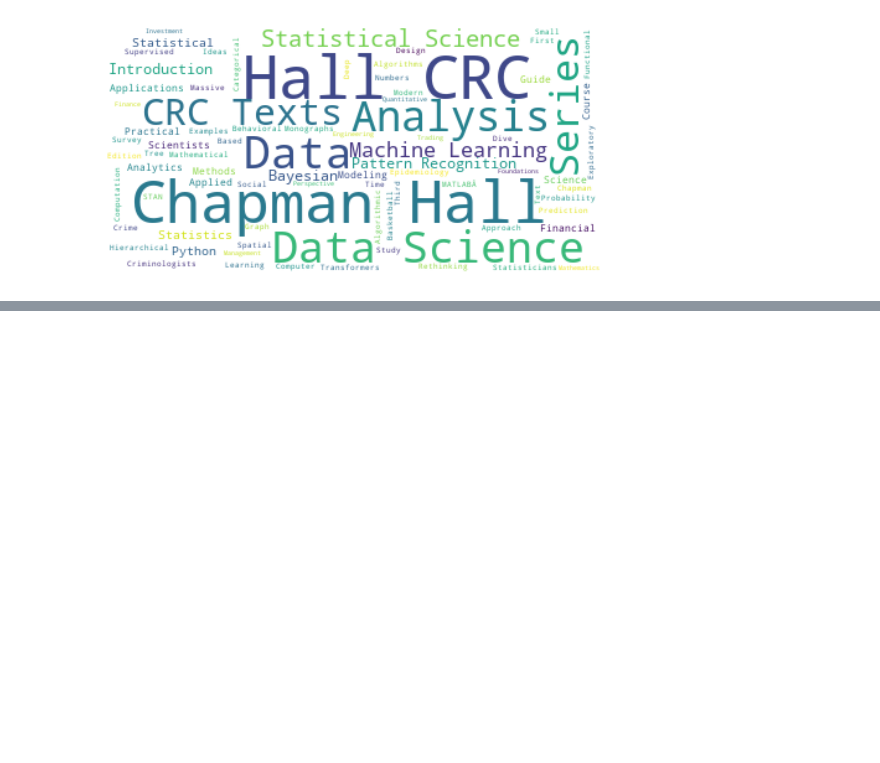
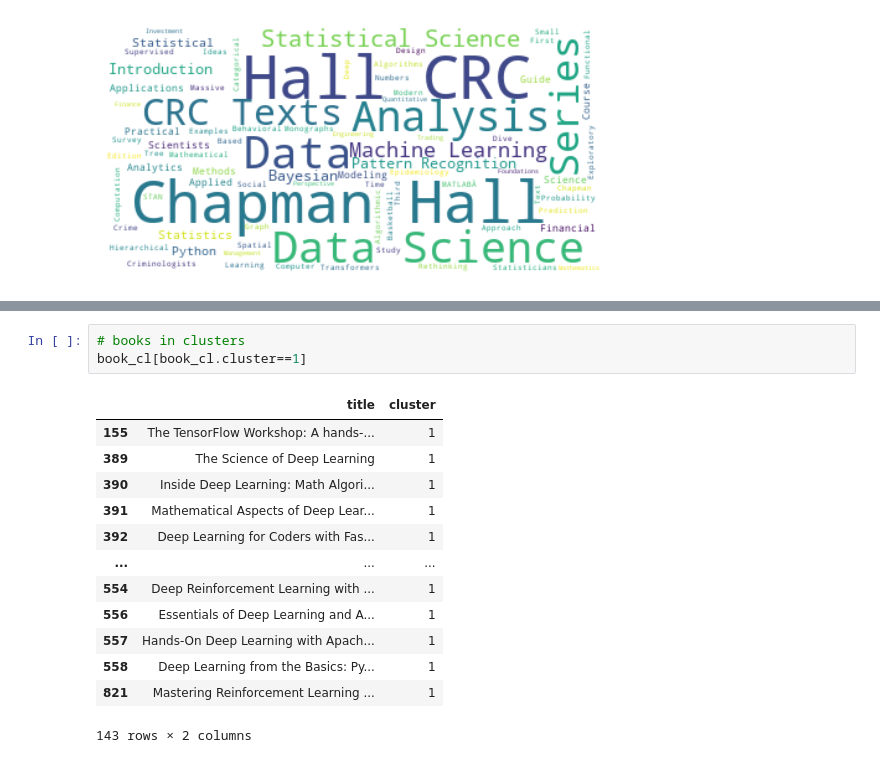
Before and after one commit to thisispawann/review_amazon_data_science_dataset_, a Jupyter notebook: amazon.ipynb, the cells around one changed output, grey strips where cells are left out. Saved outputs shown, nothing was run; the diff lists cells and outputs as text; blank space fills up the shorter version.

```diff
--- a/amazon.ipynb
+++ b/amazon.ipynb
@@ -205,0 +222,17 @@ plt.show()
+# %%
+# books in clusters
+book_cl[book_cl.cluster==1]
+# %% [output]
+|  | title | cluster |
+| 155 | The TensorFlow Workshop: A hands-... | 1 |
+| 389 | The Science of Deep Learning | 1 |
+| 390 | Inside Deep Learning: Math Algori... | 1 |
+| 391 | Mathematical Aspects of Deep Lear... | 1 |
+| 392 | Deep Learning for Coders with Fas... | 1 |
+| ... | ... | ... |
+| 554 | Deep Reinforcement Learning with ... | 1 |
+| 556 | Essentials of Deep Learning and A... | 1 |
+| 557 | Hands-On Deep Learning with Apach... | 1 |
+| 558 | Deep Learning from the Basics: Py... | 1 |
+| 821 | Mastering Reinforcement Learning ... | 1 |
+143 rows × 2 columns
```
Also changed, not shown: parts of 3 cells of this notebook.
